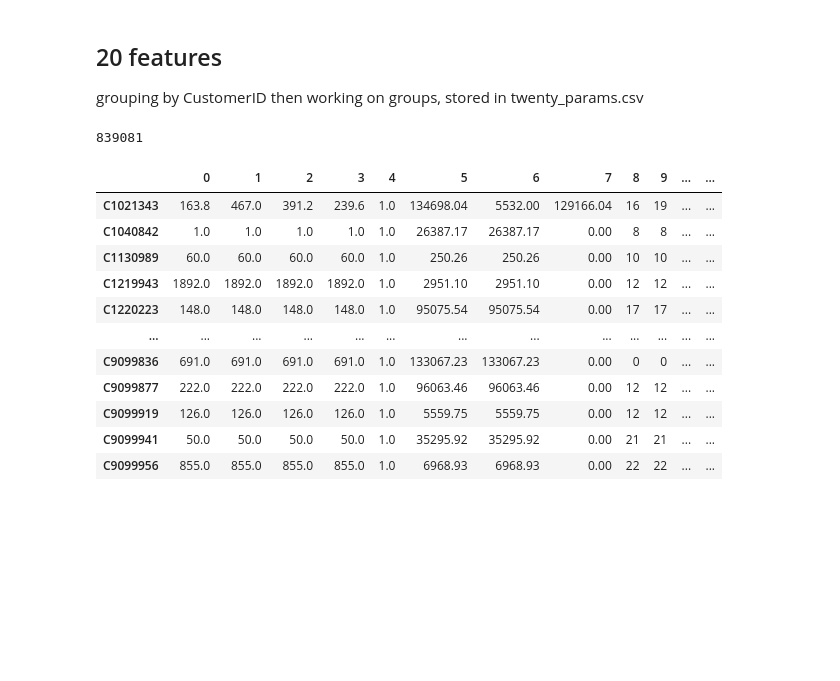
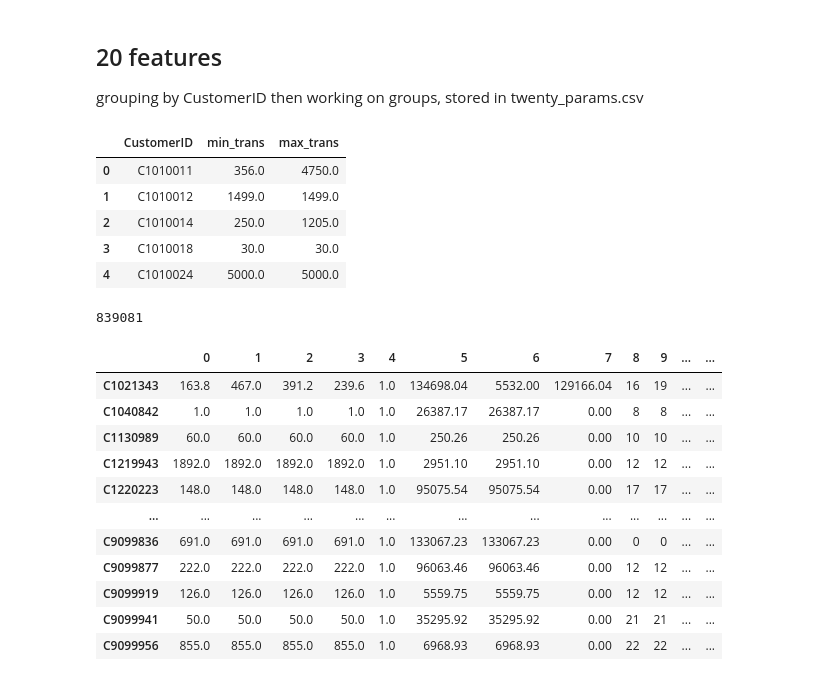
Before and after one commit to MRampo/ADM-HW4, a Jupyter notebook: adm_hw4_features.ipynb, the cells around one changed output. Drawn from its saved outputs; the diff is of its cells as text; code cells hidden in the pictures; blank space fills up the shorter version.

```diff
--- a/adm_hw4_features.ipynb
+++ b/adm_hw4_features.ipynb
@@ -118,3 +124,12 @@ for i, el in tqdm( enumerate(groups) ): # the i is only here because it had to r
+# %%
+min_Trans.head()
+# %% [output]
+|  | CustomerID | min_trans | max_trans |
+| 0 | C1010011 | 356.0 | 4750.0 |
+| 1 | C1010012 | 1499.0 | 1499.0 |
+| 2 | C1010014 | 250.0 | 1205.0 |
+| 3 | C1010018 | 30.0 | 30.0 |
+| 4 | C1010024 | 5000.0 | 5000.0 |
 # %%
 feat_20 = {}
 def features_20(name, group):
```
Also changed, not shown: parts of 28 cells of this notebook.
